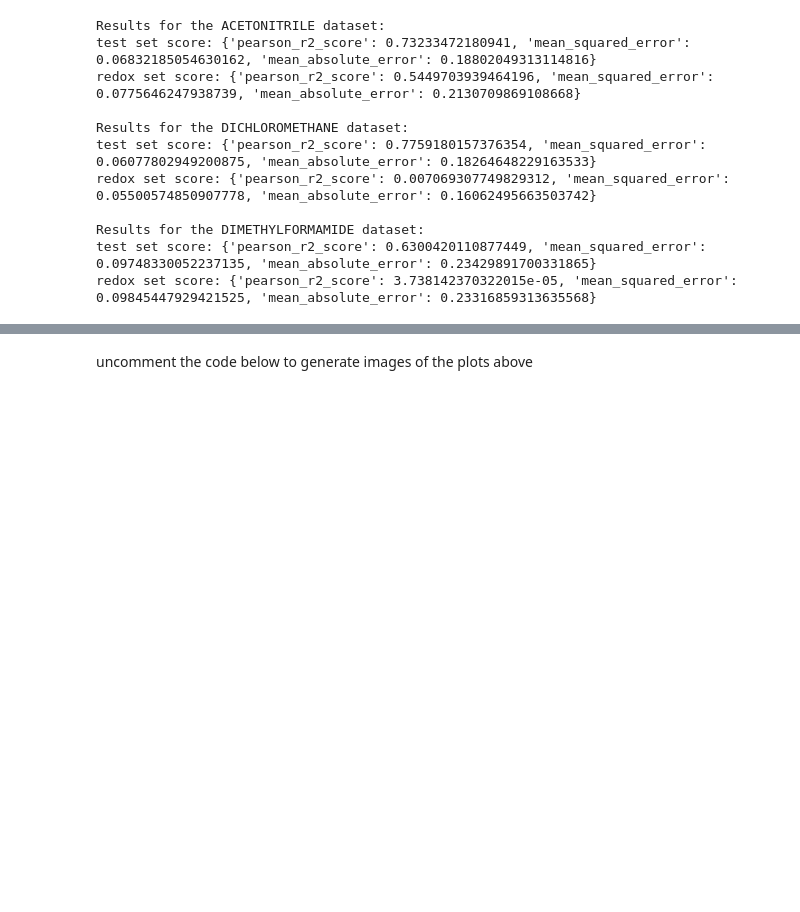
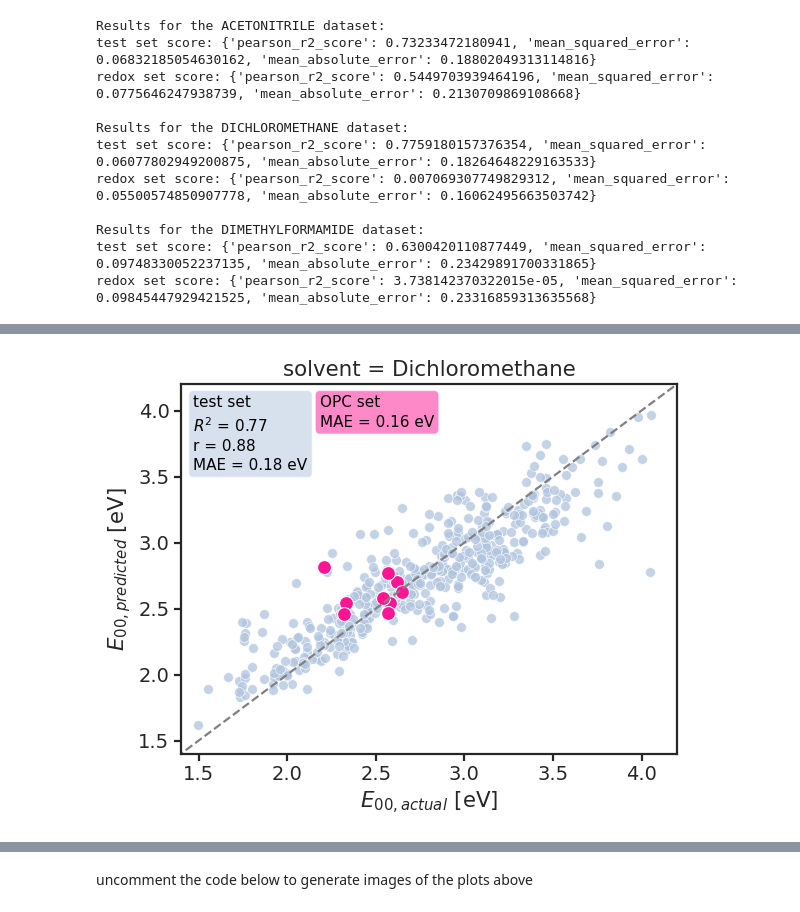
Before and after one commit to PeterF1234/DFT-ML-excited-state-redox, a Jupyter notebook: ML_model.ipynb, the cells around one changed output, grey strips where cells are left out. Cells and saved outputs as stored; diff of their text form; code cells hidden in the pictures; blank space fills up the shorter version.

```diff
--- a/ML_model.ipynb
+++ b/ML_model.ipynb
@@ -304,2 +374,8 @@ acc_plot_b(DCM_model, DCM_test, redox_DCM_normed, DCM_transformer)
+# %%
+# run this cell again if the image format is different from the plots below
+plt.title("solvent = Dichloromethane")
+acc_plot_c(DCM_model, DCM_test, redox_DCM_normed, DCM_transformer)
+# %% [output]
+[figure, added]
 # %%
 plt.title(r"solvent = $\it{N\!,\!N}$-DimethylFormamide")
```
Also changed, not shown: parts of 14 cells of this notebook.
